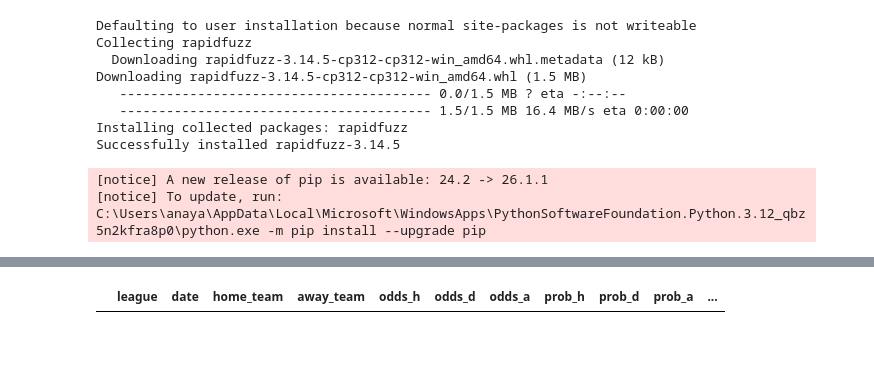
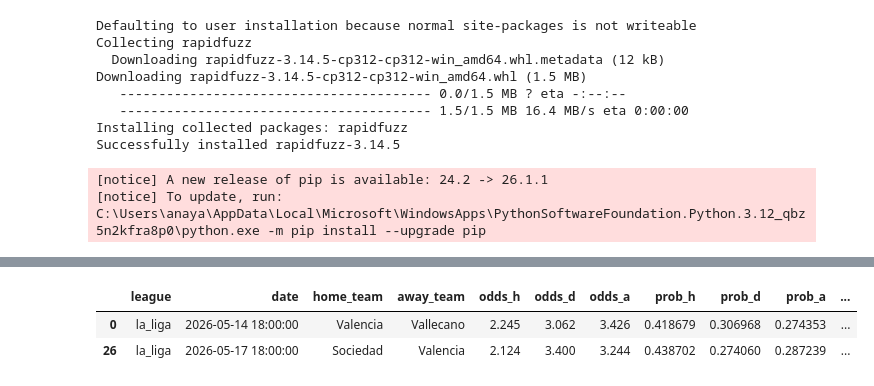
Before and after one commit to aaraval007-wq/shots-odds, a Jupyter notebook: test.ipynb, the cells around one changed output, grey strips where cells are left out. Saved outputs shown, nothing was run; the diff lists cells and outputs as text; code cells hidden in the pictures; blank space fills up the shorter version.

```diff
--- a/test.ipynb
+++ b/test.ipynb
@@ -722,9 +703,11 @@ pp.future_data.loc[pp.future_data['league'] == "premier_league"]
 # %%
-team = "Tottenham"
+team = "Valencia"
 
 pp.future_data.loc[(pp.future_data['home_team'] == team) | (pp.future_data['away_team'] == team)]
 # %% [output]
 |  | league | date | home_team | away_team | odds_h | odds_d | odds_a | prob_h | prob_d | prob_a | ... |
+| 0 | la_liga | 2026-05-14 18:00:00 | Valencia | Vallecano | 2.245 | 3.062 | 3.426 | 0.418679 | 0.306968 | 0.274353 | ... |
+| 26 | la_liga | 2026-05-17 18:00:00 | Sociedad | Valencia | 2.124 | 3.400 | 3.244 | 0.438702 | 0.274060 | 0.287239 | ... |
 # %%
 pp.all_data.loc[(pp.all_data['home_team'] == team) | (pp.all_data['away_team'] == team)]
 # %% [output]
```
Also changed, not shown: parts of 9 cells of this notebook, 4 other files.
